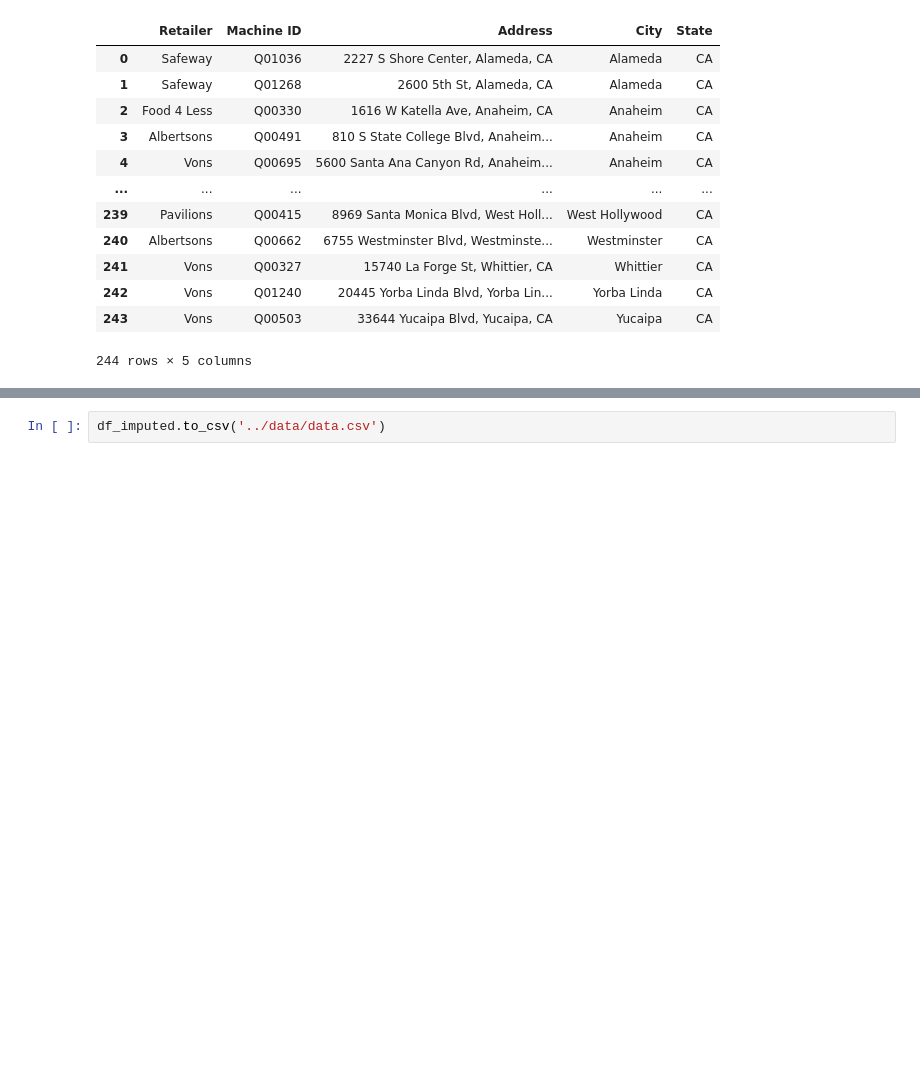
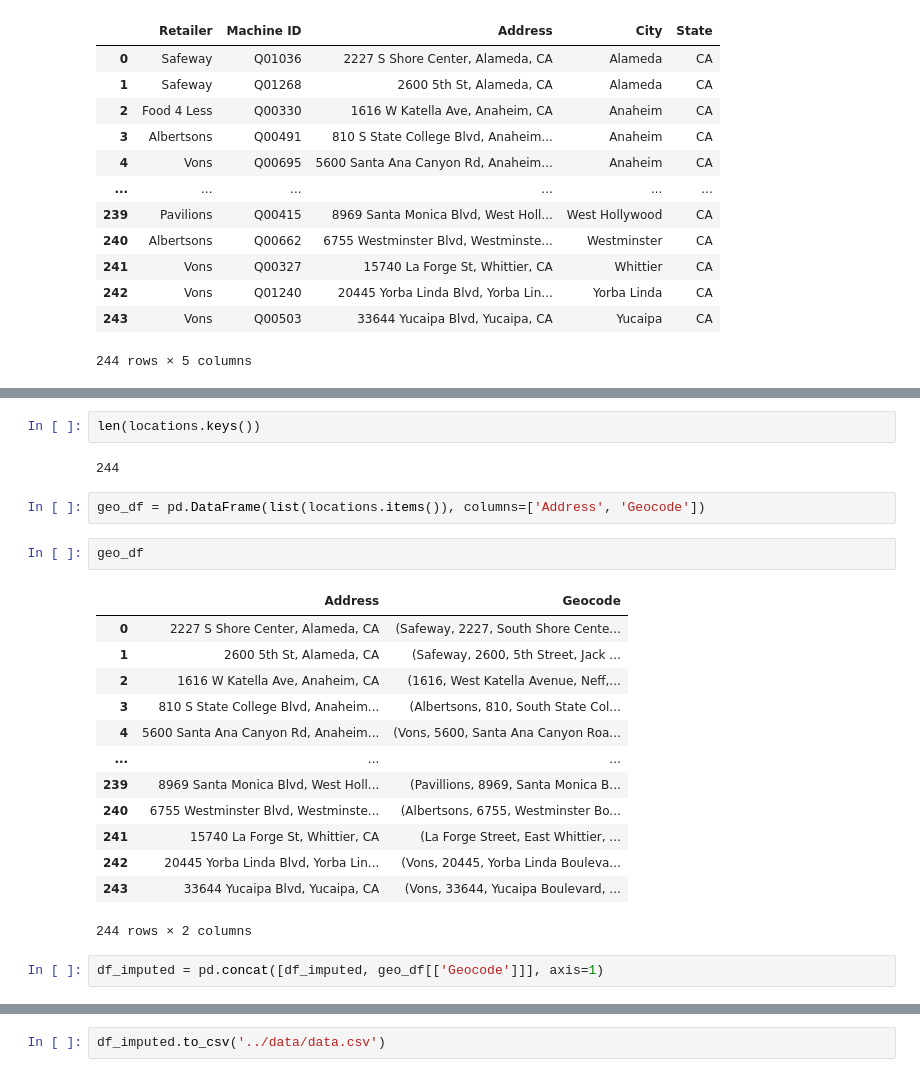
Before and after one commit to moises-m-limon/pokeradar, a Jupyter notebook: backend/dev.ipynb, the cells around one changed output, grey strips where cells are left out. Cells and saved outputs as stored; diff of their text form; blank space fills up the shorter version.

```diff
--- a/backend/dev.ipynb
+++ b/backend/dev.ipynb
@@ -107,0 +123,24 @@ df_imputed
+# %%
+len(locations.keys())
+# %% [output]
+244
+# %%
+geo_df = pd.DataFrame(list(locations.items()), columns=['Address', 'Geocode'])
+# %%
+geo_df
+# %% [output]
+|  | Address | Geocode |
+| 0 | 2227 S Shore Center, Alameda, CA | (Safeway, 2227, South Shore Cente... |
+| 1 | 2600 5th St, Alameda, CA | (Safeway, 2600, 5th Street, Jack ... |
+| 2 | 1616 W Katella Ave, Anaheim, CA | (1616, West Katella Avenue, Neff,... |
+| 3 | 810 S State College Blvd, Anaheim... | (Albertsons, 810, South State Col... |
+| 4 | 5600 Santa Ana Canyon Rd, Anaheim... | (Vons, 5600, Santa Ana Canyon Roa... |
+| ... | ... | ... |
+| 239 | 8969 Santa Monica Blvd, West Holl... | (Pavillions, 8969, Santa Monica B... |
+| 240 | 6755 Westminster Blvd, Westminste... | (Albertsons, 6755, Westminster Bo... |
+| 241 | 15740 La Forge St, Whittier, CA | (La Forge Street, East Whittier, ... |
+| 242 | 20445 Yorba Linda Blvd, Yorba Lin... | (Vons, 20445, Yorba Linda Bouleva... |
+| 243 | 33644 Yucaipa Blvd, Yucaipa, CA | (Vons, 33644, Yucaipa Boulevard, ... |
+244 rows × 2 columns
+# %%
+df_imputed = pd.concat([df_imputed, geo_df[['Geocode']]], axis=1)
```
Also changed, not shown: parts of 6 cells of this notebook, 1 other file.
